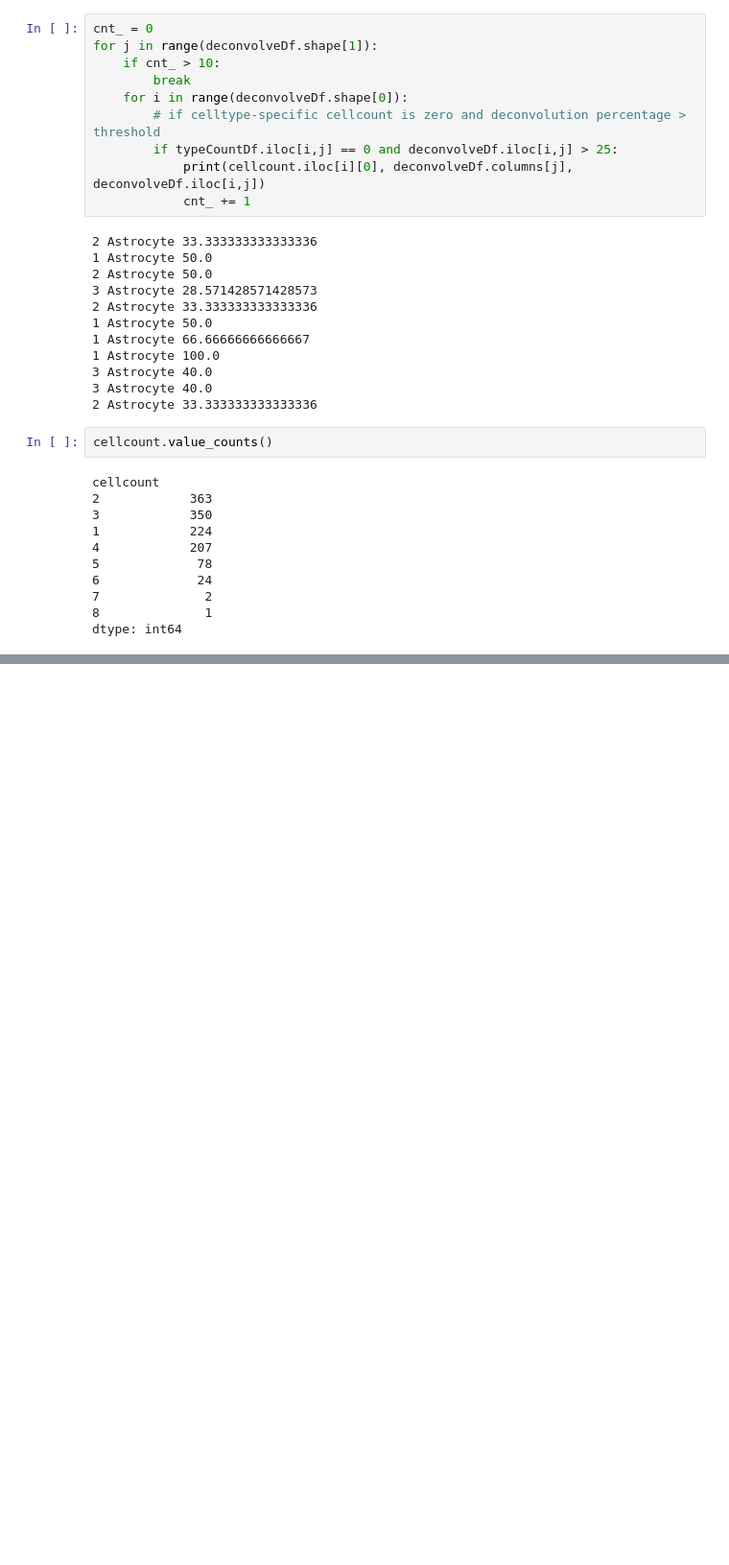
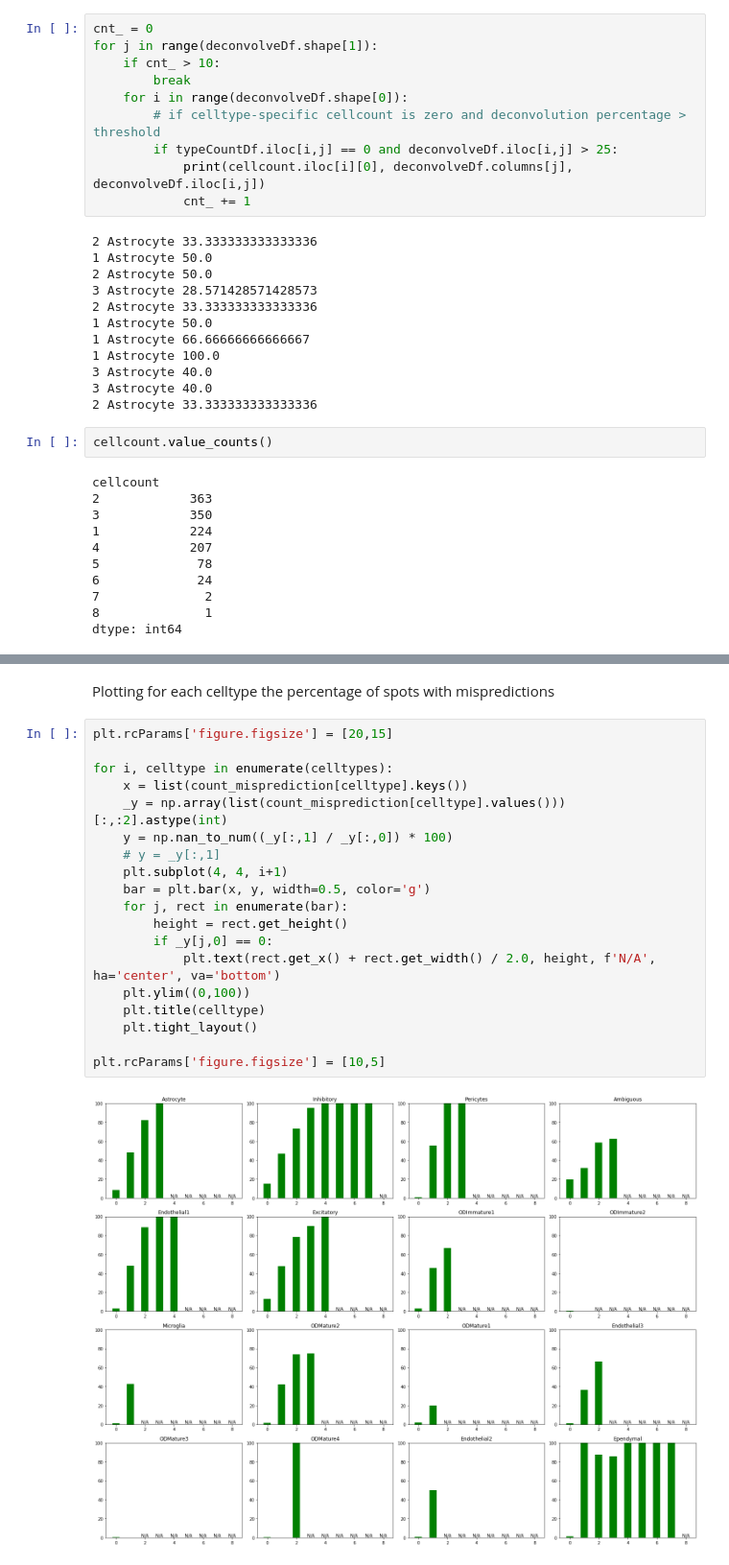
Before and after one commit to 3N4N/stloc, a Jupyter notebook: MERFISH_Tangram.ipynb, the cells around one changed output, grey strips where cells are left out. Shown at 96% size. Cells and saved outputs as stored; diff of their text form; blank space fills up the shorter version.

```diff
--- a/MERFISH_Tangram.ipynb
+++ b/MERFISH_Tangram.ipynb
@@ -353,0 +368,23 @@ plt.rcParams['figure.figsize'] = [10,5]
+# %% [markdown]
+Plotting for each celltype the percentage of spots with mispredictions
+# %%
+plt.rcParams['figure.figsize'] = [20,15]
+
+for i, celltype in enumerate(celltypes):
+    x = list(count_misprediction[celltype].keys())
+    _y = np.array(list(count_misprediction[celltype].values()))[:,:2].astype(int)
+    y = np.nan_to_num((_y[:,1] / _y[:,0]) * 100)
+    # y = _y[:,1]
+    plt.subplot(4, 4, i+1)
+    bar = plt.bar(x, y, width=0.5, color='g')
+    for j, rect in enumerate(bar):
+        height = rect.get_height()
+        if _y[j,0] == 0:
+            plt.text(rect.get_x() + rect.get_width() / 2.0, height, f'N/A', ha='center', va='bottom')
+    plt.ylim((0,100))
+    plt.title(celltype)
+    plt.tight_layout()
+
+plt.rcParams['figure.figsize'] = [10,5]
+# %% [output]
+[figure, added]
```
Also changed, not shown: parts of 15 cells of this notebook, 1 other file.
